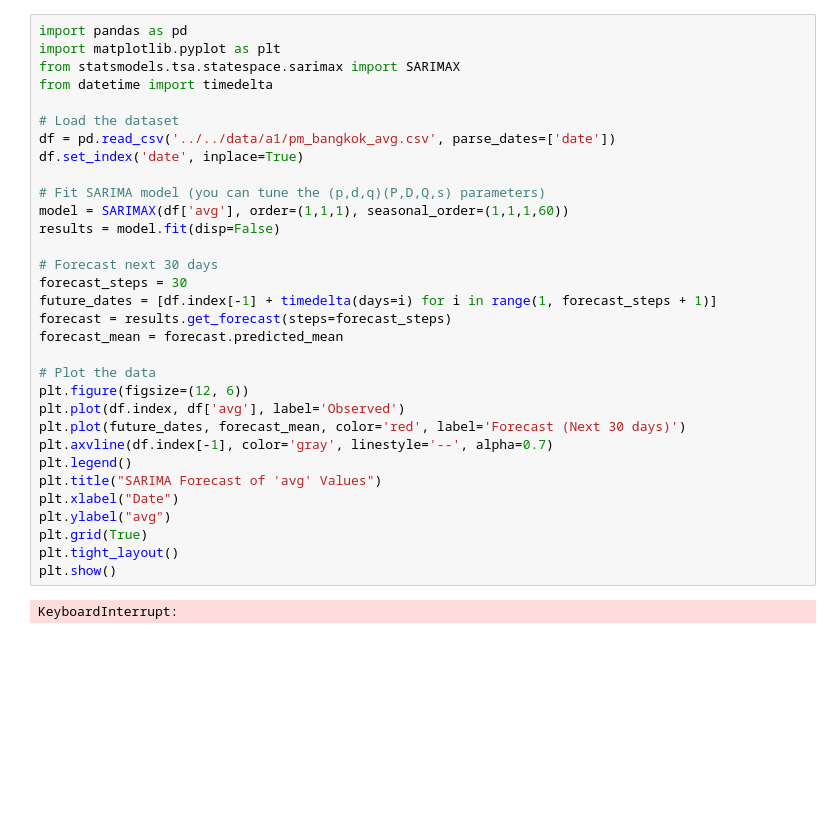
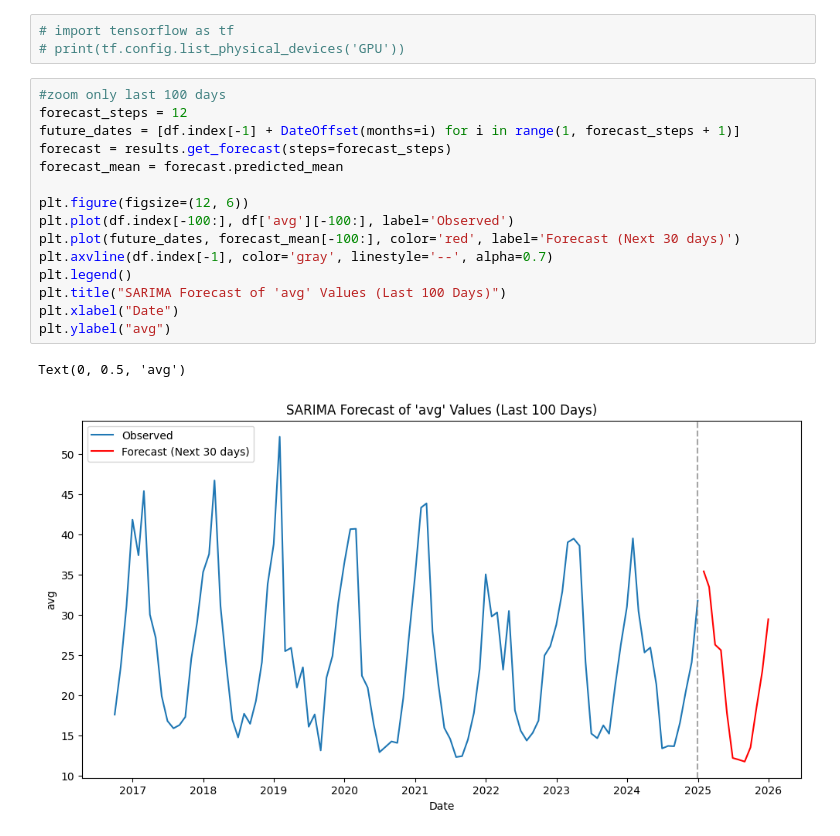
Before and after one commit to smolguyonearth/whoopenthisisgay, a Jupyter notebook: code_poysian/working_code/tryII.ipynb, the cells around one changed output. Cells and saved outputs as stored; diff of their text form; blank space fills up the shorter version.

```diff
--- a/code_poysian/working_code/tryII.ipynb
+++ b/code_poysian/working_code/tryII.ipynb
@@ -68,34 +68,21 @@ Text(0, 0.5, 'avg')
+# %%
+# import tensorflow as tf
+# print(tf.config.list_physical_devices('GPU'))
 # %%
-import pandas as pd
-import matplotlib.pyplot as plt
-from statsmodels.tsa.statespace.sarimax import SARIMAX
-from datetime import timedelta
-
-# Load the dataset
-df = pd.read_csv('../../data/a1/pm_bangkok_avg.csv', parse_dates=['date'])
-df.set_index('date', inplace=True)
-
-# Fit SARIMA model (you can tune the (p,d,q)(P,D,Q,s) parameters)
-model = SARIMAX(df['avg'], order=(1,1,1), seasonal_order=(1,1,1,60))
-results = model.fit(disp=False)
-
-# Forecast next 30 days
-forecast_steps = 30
-future_dates = [df.index[-1] + timedelta(days=i) for i in range(1, forecast_steps + 1)]
+#zoom only last 100 days
+forecast_steps = 12
+future_dates = [df.index[-1] + DateOffset(months=i) for i in range(1, forecast_steps + 1)]
 forecast = results.get_forecast(steps=forecast_steps)
 forecast_mean = forecast.predicted_mean
 
-# Plot the data
 plt.figure(figsize=(12, 6))
-plt.plot(df.index, df['avg'], label='Observed')
-plt.plot(future_dates, forecast_mean, color='red', label='Forecast (Next 30 days)')
+plt.plot(df.index[-100:], df['avg'][-100:], label='Observed')
+plt.plot(future_dates, forecast_mean[-100:], color='red', label='Forecast (Next 30 days)')
 plt.axvline(df.index[-1], color='gray', linestyle='--', alpha=0.7)
 plt.legend()
-plt.title("SARIMA Forecast of 'avg' Values")
+plt.title("SARIMA Forecast of 'avg' Values (Last 100 Days)")
 plt.xlabel("Date")
 plt.ylabel("avg")
-plt.grid(True)
-plt.tight_layout()
-plt.show()
 # %% [output]
-KeyboardInterrupt:
+Text(0, 0.5, 'avg')
+[figure, added]
```
Also changed, not shown: parts of 5 cells of this notebook, 4 other files.
